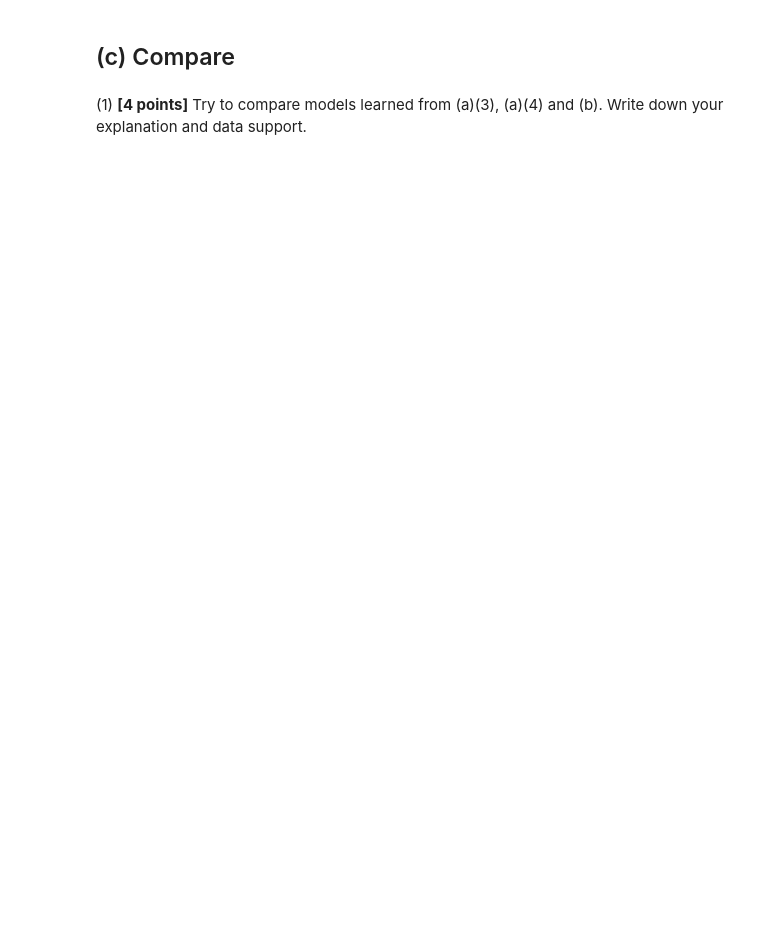
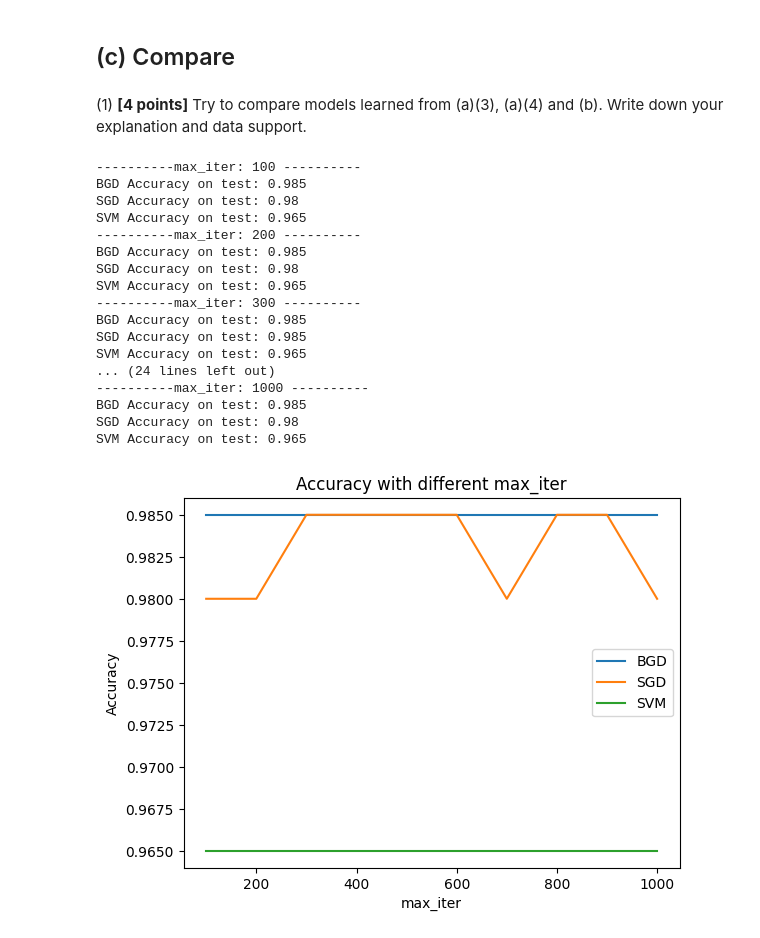
Before and after one commit to AuthorityWang/ShanghaiTech-CS182HW, a Jupyter notebook: CS182-HW3/HW3_Coding/CS182_HW3_Coding.ipynb, the cells around one changed output. Drawn from its saved outputs; the diff is of its cells as text; code cells hidden in the pictures; blank space fills up the shorter version.

```diff
--- a/CS182-HW3/HW3_Coding/CS182_HW3_Coding.ipynb
+++ b/CS182-HW3/HW3_Coding/CS182_HW3_Coding.ipynb
@@ -114,10 +116,10 @@ Best Model bias: [[0.]]
 # %%
 # Evaluation with Sigmoid function
 # evaluate on test set
-w_eval = train_w[train_accs.index(best_acc)]
-w0_eval = train_w0[train_accs.index(best_acc)]
-y_pred = predict(X_test.T, w_eval, w0_eval)
-y_pred_classes = classify(y_pred.reshape(-1, 1)).reshape(-1)
+w_eval = train_BGD_w[train_BGD_accs.index(best_BGD_acc)]
+w0_eval = train_BGD_w0[train_BGD_accs.index(best_BGD_acc)]
+y_pred = BGD_predict(X_test.T, w_eval, w0_eval)
+y_pred_classes = BGD_classify(y_pred.reshape(-1, 1)).reshape(-1)
 acc = np.mean(y_pred_classes == y_test)
 print("Accuracy on test:", acc)
 # %% [output]
@@ -228,3 +248,71 @@ Accuracy on test: 0.965
 ## (c) Compare
 # %% [markdown]
 (1) **[4 points]** Try to compare  models learned from (a)(3), (a)(4) and (b). Write down your explanation and data support.
+# %%
+import matplotlib.pyplot as plt
+
+# Evaluation with BGD under learning rate 1e-4 with different max_iter
+# evaluate on test set with best model
+# max_iter varies from 1 to 100 with step 10
+max_iters = [i for i in range(100, 1001, 100)]
+test_BGD_accs = []
+test_SGD_accs = []
+test_SVM_accs = []
+for max_iter in max_iters:
+    print("----------max_iter:", max_iter, "----------")
+    # BGD
+    w_curr = copy.deepcopy(w).reshape(-1, 1)
+    w0_curr = copy.deepcopy(w0).reshape(-1, 1)
+    BatchGD(X_train.T, y_train.reshape(-1, 1), w_curr, w0_curr, 1e-4, max_iter)
+    # predict on validation set
+    y_pred_BGD = BGD_predict(X_test.T, w_curr, w0_curr)
+    y_pred_classes_BGD = BGD_classify(y_pred_BGD.reshape(-1, 1)).reshape(-1)
+    acc_BGD = np.mean(y_pred_classes_BGD == y_test)
+    test_BGD_accs.append(acc_BGD)
+    # SGD
+    w_curr = copy.deepcopy(w).reshape(-1, 1)
+    w0_curr = copy.deepcopy(w0).reshape(-1, 1)
+    StochasticGD(X_train.T, y_train.reshape(-1, 1), w_curr, w0_curr, 1e-4, max_iter)
+    # predict on validation set
+    y_pred_SGD = SGD_predict(X_test.T, w_curr, w0_curr)
+    y_pred_classes_SGD = SGD_classify(y_pred_SGD.reshape(-1, 1)).reshape(-1)
+    acc_SGD = np.mean(y_pred_classes_SGD == y_test)
+    test_SGD_accs.append(acc_SGD)
+    # SVM
+    clf.fit(X_train.T, y_train)
+    y_pred_SVM = clf.predict(X_test.T)
+    acc_SVM = np.mean(y_pred_SVM == y_test)
+    test_SVM_accs.append(acc_SVM)
+
+    print("BGD Accuracy on test:", acc_BGD)
+    print("SGD Accuracy on test:", acc_SGD)
+    print("SVM Accuracy on test:", acc_SVM)
+
+# plot the accuracy with different max_iter
+plt.plot(max_iters, test_BGD_accs, label="BGD")
+plt.plot(max_iters, test_SGD_accs, label="SGD")
+plt.plot(max_iters, test_SVM_accs, label="SVM")
+plt.xlabel("max_iter")
+plt.ylabel("Accuracy")
+plt.title("Accuracy with different max_iter")
+plt.legend()
+plt.show()
+# %% [output]
+----------max_iter: 100 ----------
+BGD Accuracy on test: 0.985
+SGD Accuracy on test: 0.98
+SVM Accuracy on test: 0.965
+----------max_iter: 200 ----------
+BGD Accuracy on test: 0.985
+SGD Accuracy on test: 0.98
+SVM Accuracy on test: 0.965
+----------max_iter: 300 ----------
+BGD Accuracy on test: 0.985
+SGD Accuracy on test: 0.985
+SVM Accuracy on test: 0.965
+... (24 lines left out)
+----------max_iter: 1000 ----------
+BGD Accuracy on test: 0.985
+SGD Accuracy on test: 0.98
+SVM Accuracy on test: 0.965
+[figure, added]
```
Also changed, not shown: parts of 6 cells of this notebook, 4 other files.
